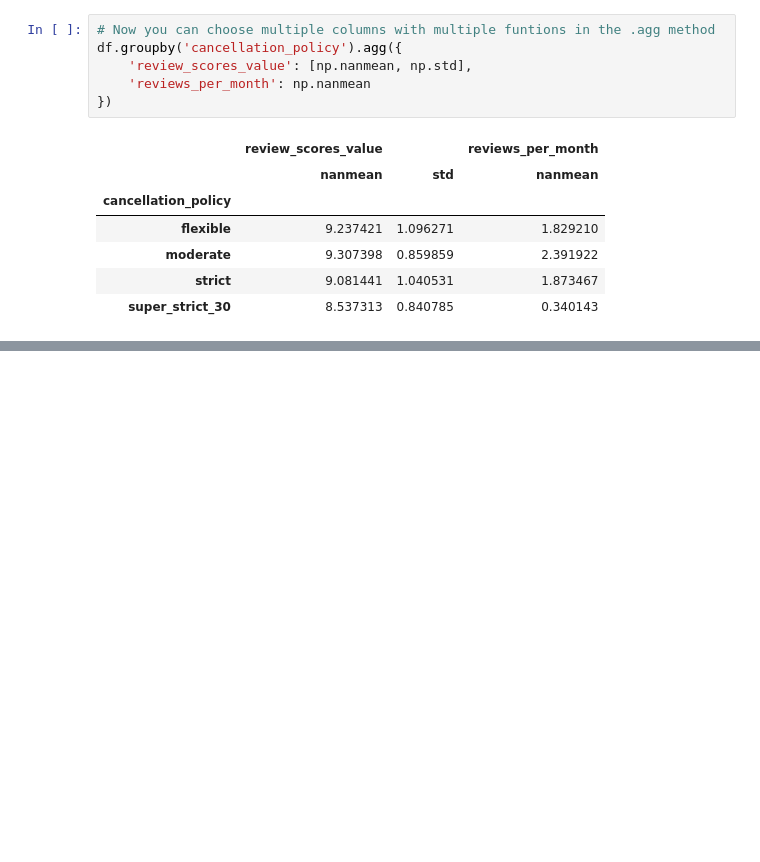
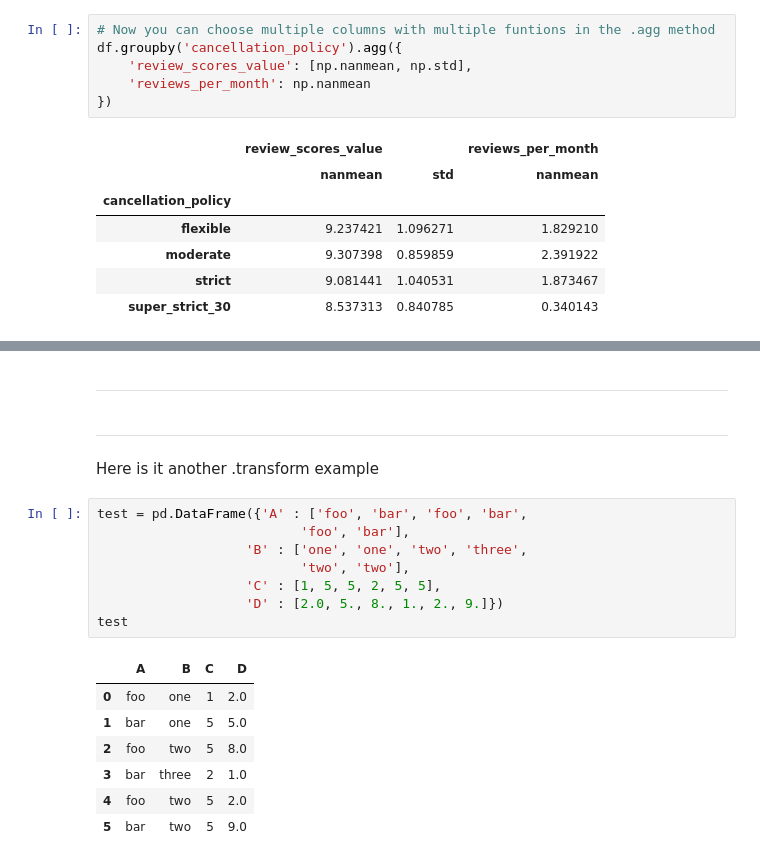
Before and after one commit to JhonSanz/pandas_numpy, a Jupyter notebook: pandas/dataframe/coursera/9_groupby.ipynb, the cells around one changed output, grey strips where cells are left out. Cells and saved outputs as stored; diff of their text form; blank space fills up the shorter version.

```diff
--- a/pandas/dataframe/coursera/9_groupby.ipynb
+++ b/pandas/dataframe/coursera/9_groupby.ipynb
@@ -374,0 +472,22 @@ df.groupby('cancellation_policy').agg({
+# %% [markdown]
+---
+# %% [markdown]
+---
+# %% [markdown]
+Here is it another .transform example
+# %%
+test = pd.DataFrame({'A' : ['foo', 'bar', 'foo', 'bar',
+                          'foo', 'bar'],
+                   'B' : ['one', 'one', 'two', 'three',
+                          'two', 'two'],
+                   'C' : [1, 5, 5, 2, 5, 5],
+                   'D' : [2.0, 5., 8., 1., 2., 9.]})
+test
+# %% [output]
+|  | A | B | C | D |
+| 0 | foo | one | 1 | 2.0 |
+| 1 | bar | one | 5 | 5.0 |
+| 2 | foo | two | 5 | 8.0 |
+| 3 | bar | three | 2 | 1.0 |
+| 4 | foo | two | 5 | 2.0 |
+| 5 | bar | two | 5 | 9.0 |
```
Also changed, not shown: parts of 20 cells of this notebook.
